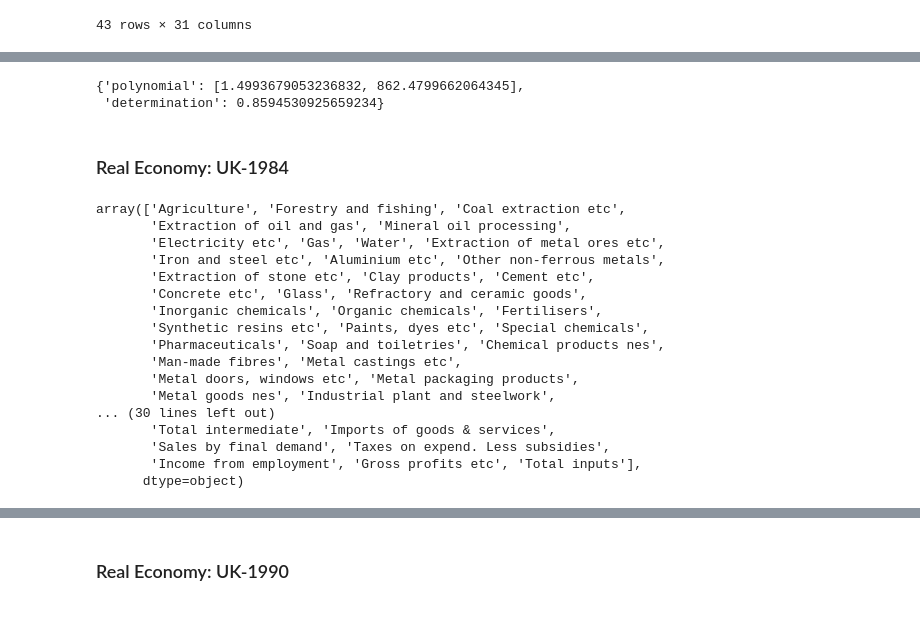
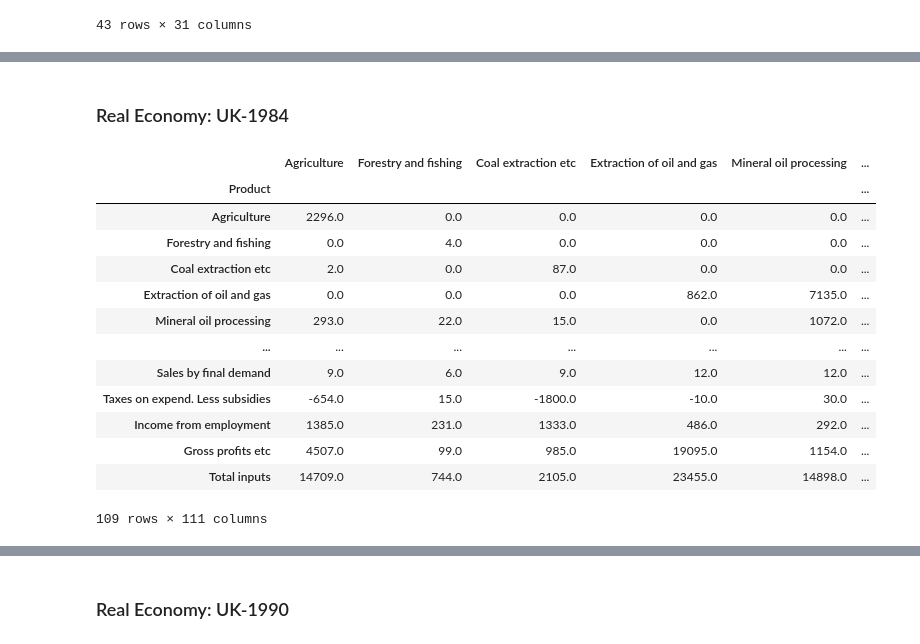
Before and after one commit to Djamil17/iotables, a Jupyter notebook: python/iterative_labor_calculation.ipynb, the cells around one changed output, grey strips where cells are left out. Drawn from its saved outputs; the diff is of its cells as text; code cells hidden in the pictures; blank space fills up the shorter version.

```diff
--- a/python/iterative_labor_calculation.ipynb
+++ b/python/iterative_labor_calculation.ipynb
@@ -262,55 +227,27 @@ r_squared
-# %%
-# Polynomial Regression
-def polyfit(x, y, degree):
-    results = {}
-
-    coeffs = np.polyfit(x, y, degree)
-
-     # Polynomial Coefficients
-    results['polynomial'] = coeffs.tolist()
-
-    # r-squared
-    p = np.poly1d(coeffs)
-    # fit values, and mean
-    yhat = p(x)                         # or [p(z) for z in x]
-    ybar = np.sum(y)/len(y)          # or sum(y)/len(y)
-    ssreg = np.sum((yhat-ybar)**2)   # or sum([ (yihat - ybar)**2 for yihat in yhat])
-    sstot = np.sum((y - ybar)**2)    # or sum([ (yi - ybar)**2 for yi in y])
-    results['determination'] = ssreg / sstot
-
-    return results
-
-polyfit(sol,O,1)
-# %% [output]
-{'polynomial': [1.4993679053236832, 862.4799662064345],
- 'determination': 0.8594530925659234}
 # %% [markdown]
 ### Real Economy: UK-1984
 # %%
 file = '../data/UK-1984.csv'
 with open(file, 'rt') as f:
     data = pd.read_csv(f, index_col=0)
 
 
 ## full dtaset
-data.index.values
+data
 # %% [output]
+|  | Agriculture | Forestry and fishing | Coal extraction etc | Extraction of oil and gas | Mineral oil processing | ... |
+| Product |  |  |  |  |  | ... |
+| Agriculture | 2296.0 | 0.0 | 0.0 | 0.0 | 0.0 | ... |
+| Forestry and fishing | 0.0 | 4.0 | 0.0 | 0.0 | 0.0 | ... |
+| Coal extraction etc | 2.0 | 0.0 | 87.0 | 0.0 | 0.0 | ... |
+| Extraction of oil and gas | 0.0 | 0.0 | 0.0 | 862.0 | 7135.0 | ... |
+| Mineral oil processing | 293.0 | 22.0 | 15.0 | 0.0 | 1072.0 | ... |
+| ... | ... | ... | ... | ... | ... | ... |
+| Sales by final demand | 9.0 | 6.0 | 9.0 | 12.0 | 12.0 | ... |
+| Taxes on expend. Less subsidies | -654.0 | 15.0 | -1800.0 | -10.0 | 30.0 | ... |
+| Income from employment | 1385.0 | 231.0 | 1333.0 | 486.0 | 292.0 | ... |
+| Gross profits etc | 4507.0 | 99.0 | 985.0 | 19095.0 | 1154.0 | ... |
+| Total inputs | 14709.0 | 744.0 | 2105.0 | 23455.0 | 14898.0 | ... |
-array(['Agriculture', 'Forestry and fishing', 'Coal extraction etc',
-       'Extraction of oil and gas', 'Mineral oil processing',
-       'Electricity etc', 'Gas', 'Water', 'Extraction of metal ores etc',
-       'Iron and steel etc', 'Aluminium etc', 'Other non-ferrous metals',
-       'Extraction of stone etc', 'Clay products', 'Cement etc',
-       'Concrete etc', 'Glass', 'Refractory and ceramic goods',
-       'Inorganic chemicals', 'Organic chemicals', 'Fertilisers',
-       'Synthetic resins etc', 'Paints, dyes etc', 'Special chemicals',
-       'Pharmaceuticals', 'Soap and toiletries', 'Chemical products nes',
-       'Man-made fibres', 'Metal castings etc',
-       'Metal doors, windows etc', 'Metal packaging products',
-       'Metal goods nes', 'Industrial plant and steelwork',
-... (30 lines left out)
-       'Total intermediate', 'Imports of goods & services',
-       'Sales by final demand', 'Taxes on expend. Less subsidies',
-       'Income from employment', 'Gross profits etc', 'Total inputs'],
-      dtype=object)
+109 rows × 111 columns
 # %%
 A=data.loc[:'Other services',:'Other services']
```
Also changed, not shown: parts of 31 cells of this notebook, 3 other files.
